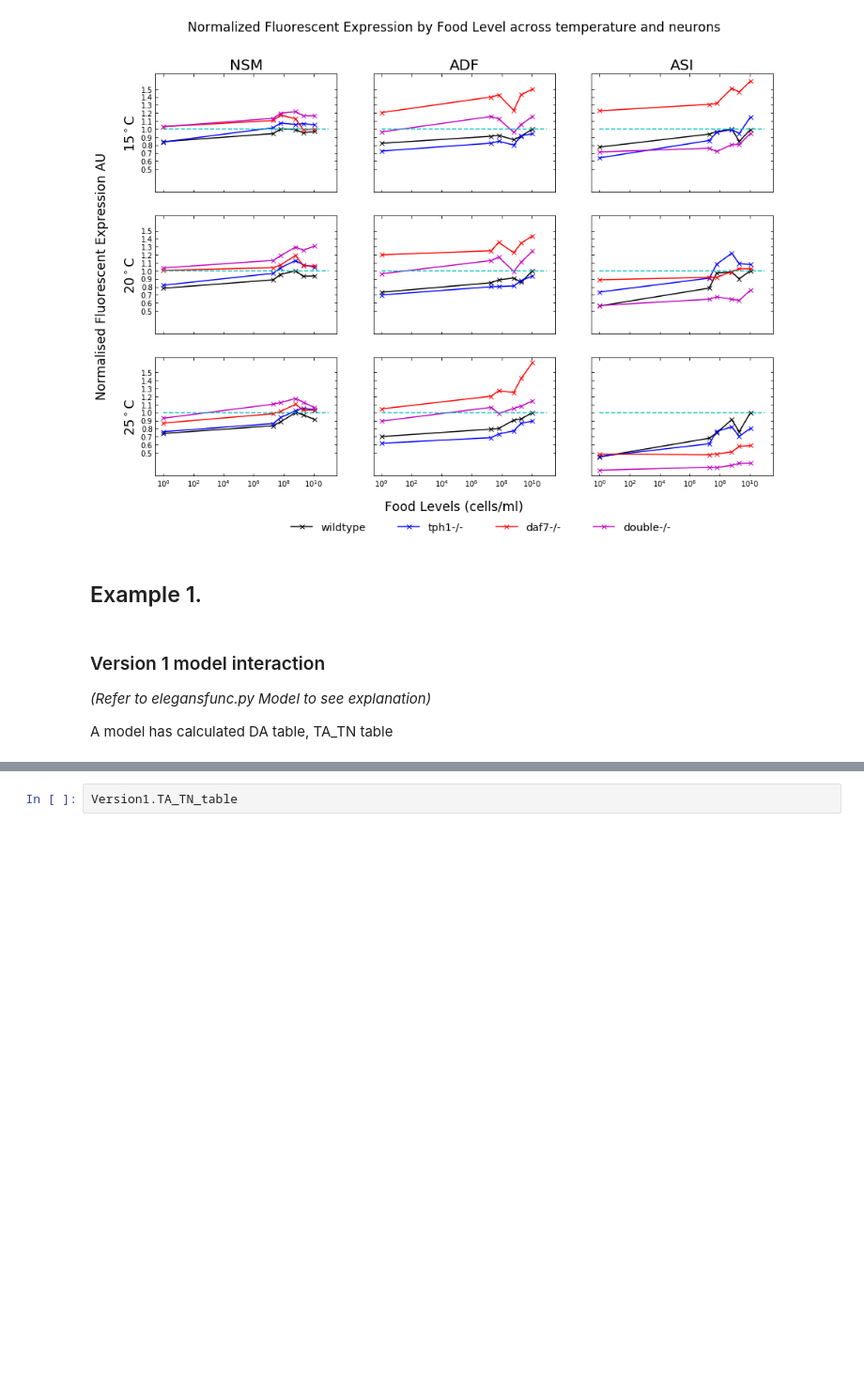
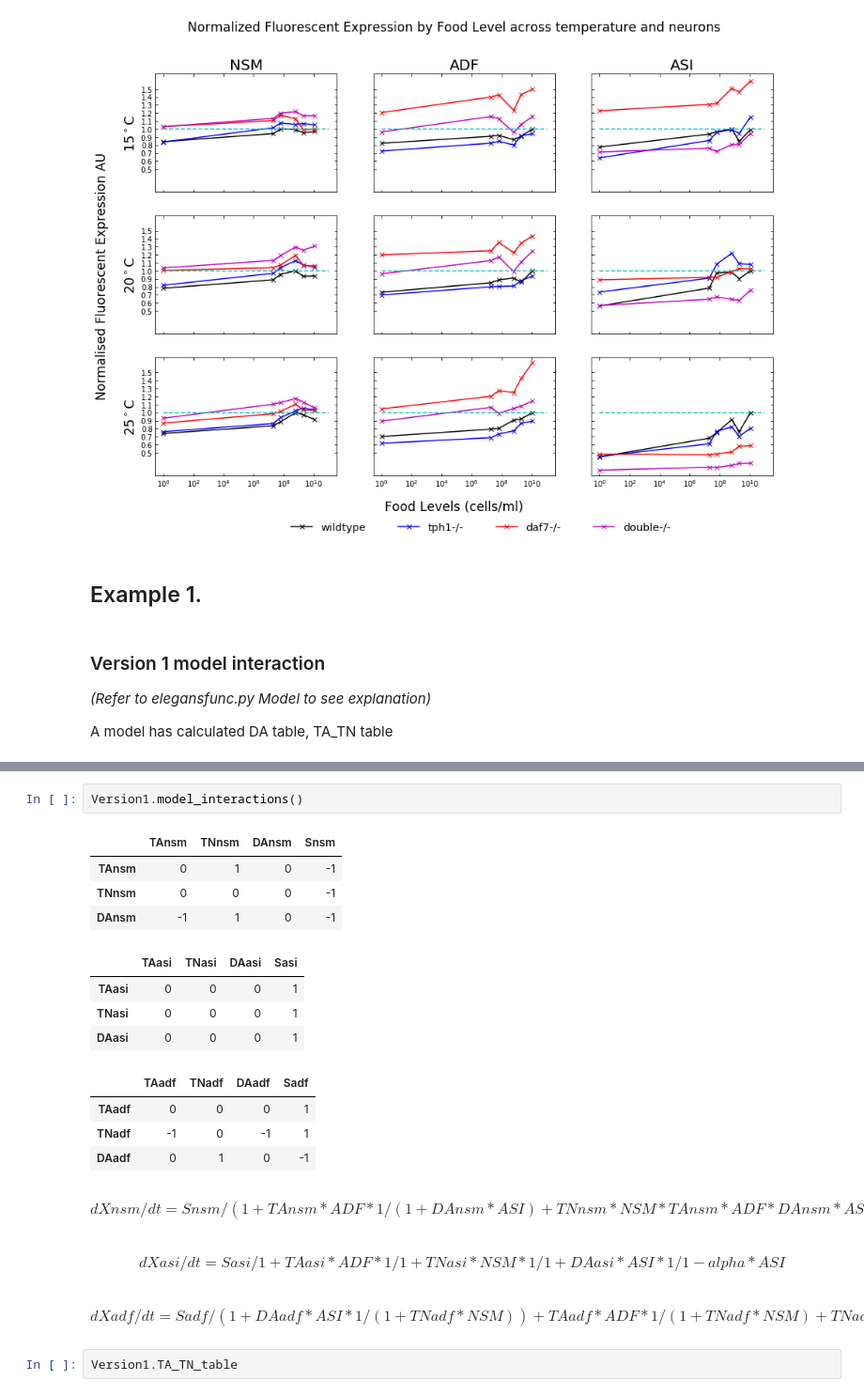
Before and after one commit to lehai-ml/c-elegans-modelling2020, a Jupyter notebook: main_notebook.ipynb, the cells around one changed output, grey strips where cells are left out. Shown at 94% size. Cells and saved outputs as stored; diff of their text form; blank space fills up the shorter version.

```diff
--- a/main_notebook.ipynb
+++ b/main_notebook.ipynb
@@ -77,3 +77,21 @@ print(end - start)
+# %%
+Version1.model_interactions()
+# %% [output]
+|  | TAnsm | TNnsm | DAnsm | Snsm |
+| TAnsm | 0 | 1 | 0 | -1 |
+| TNnsm | 0 | 0 | 0 | -1 |
+| DAnsm | -1 | 1 | 0 | -1 |
+|  | TAasi | TNasi | DAasi | Sasi |
+| TAasi | 0 | 0 | 0 | 1 |
+| TNasi | 0 | 0 | 0 | 1 |
+| DAasi | 0 | 0 | 0 | 1 |
+|  | TAadf | TNadf | DAadf | Sadf |
+| TAadf | 0 | 0 | 0 | 1 |
+| TNadf | -1 | 0 | -1 | 1 |
+| DAadf | 0 | 1 | 0 | -1 |
+$$dXnsm/dt=Snsm/(1+TAnsm*ADF*1/(1+DAnsm*ASI)+TNnsm*NSM*TAnsm*ADF*DAnsm*ASI/1+DAnsm*ASI*1/1)+-alpha*NSM$$
+$$dXasi/dt=Sasi/1+TAasi*ADF*1/1+TNasi*NSM*1/1+DAasi*ASI*1/1-alpha*ASI$$
+$$dXadf/dt=Sadf/(1+DAadf*ASI*1/(1+TNadf*NSM))+TAadf*ADF*1/(1+TNadf*NSM)+TNadf*NSM*DAadf*ASI/1-alpha*ADF$$
 # %%
 Version1.TA_TN_table
 # %% [output]
```
Also changed, not shown: parts of 6 cells of this notebook.
